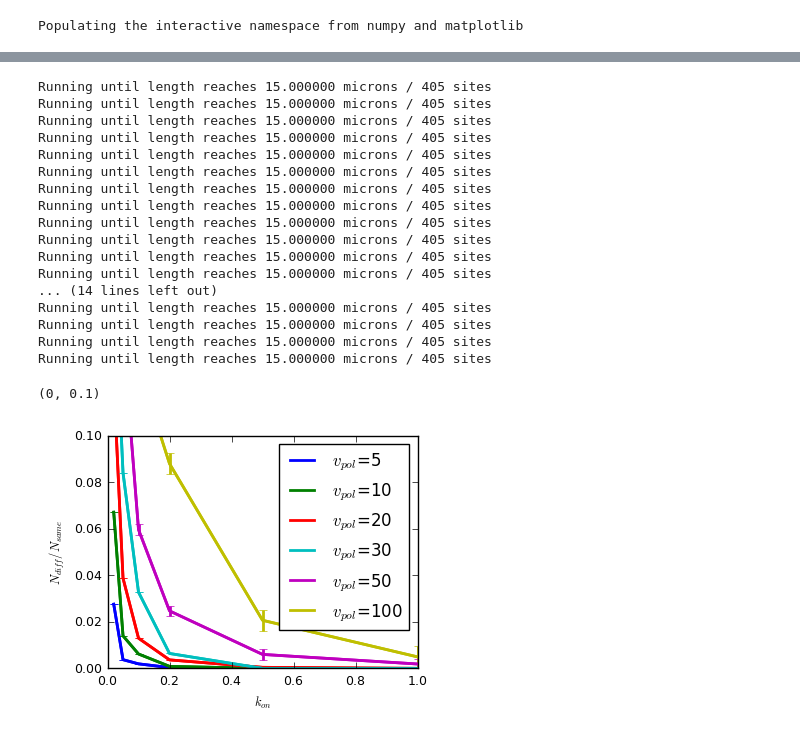
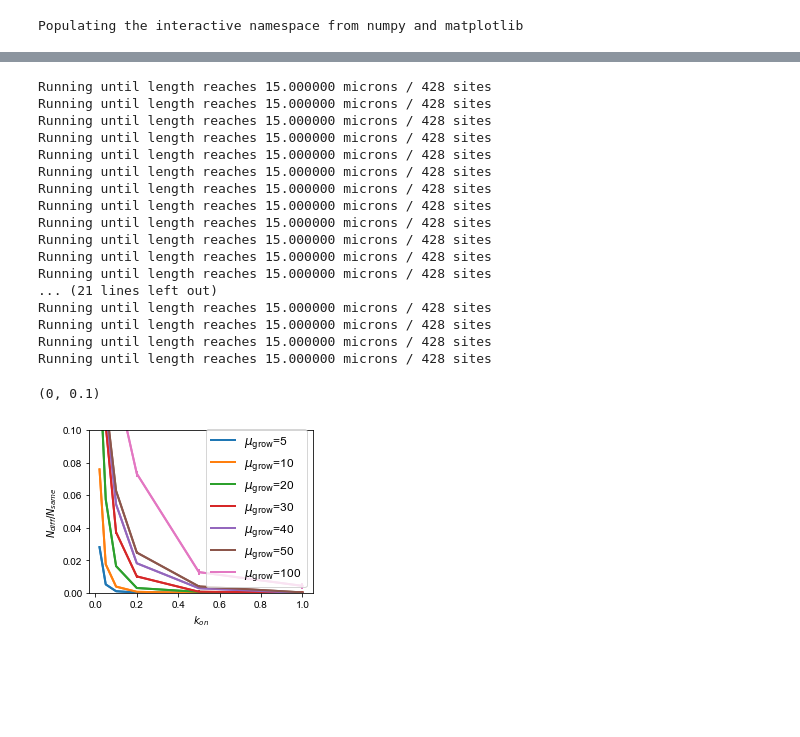
Before and after one commit to Simfreed/AFINES, a Jupyter notebook: xlink_sorting_paper/kmc.ipynb, the cells around one changed output, grey strips where cells are left out. Drawn from its saved outputs; the diff is of its cells as text; code cells hidden in the pictures; blank space fills up the shorter version.

```diff
--- a/xlink_sorting_paper/kmc.ipynb
+++ b/xlink_sorting_paper/kmc.ipynb
@@ -111,7 +120,7 @@ def rates(n_rate_sites,onleft,kon1,kon2,Lp):
 #extension rate is in nm/second
 #max length in nm
 def extension_population_ratio(num_trials=1,max_filament_length=15000,extension_rate=10, kon1=0.1,kon2=0.1,
-                               showplot=False,Lp=17,n_sites_init=1,max_extensions=50):
+                               showplot=False,Lp=17,n_sites_init=0,max_extensions=200):
 
     site_extension_rate = float(extension_rate)/site_width
     assert extension_rate>0,"bundle has to be growing"
@@ -132,12 +141,14 @@ def extension_population_ratio(num_trials=1,max_filament_length=15000,extension_
     domain_type_list = []
     all_swap_list = []
     all_types_chosen = []
+    all_bundle_extension_rates = []
 
 
     nsites_needed = []
     times_chosen = []
     sites_chosen = []
     events_chosen = []
+
 
     for i in range(num_trials):
         current_site = 0
@@ -150,18 +161,17 @@ def extension_population_ratio(num_trials=1,max_filament_length=15000,extension_
         if showplot: print("starting with type",current_type)
         t = 0
 
-
         filament_lengths = []
         swap_list = []
         types_chosen = []
+        bundle_extension_rates = []
 
+        n_sites_away = n_sites_init
 
         while(filament_length<max_filament_length):
-            n_sites_away = n_sites_init
-            filament_length += n_sites_away*site_width
             unbound = True
             prev_t = t
-
+            sites_added = 0
             while unbound and n_sites_away < max_extensions:
                 tmp_rate_list = np.append(rate_list[current_type-1][:2*n_sites_away],site_extension_rate)
                 #if t<100: print(tmp_rate_list)
@@ -170,6 +180,7 @@ def extension_population_ratio(num_trials=1,max_filament_length=15000,extension_
                 event_chosen = np.searchsorted(tmp_cum_rate, r1*tmp_cum_rate[-1])
                 t = t - np.log(r2)/tmp_cum_rate[-1]
                 if event_chosen == len(tmp_rate_list)-1:
+                    sites_added += 1
                     n_sites_away += 1
                     filament_length += site_width
                 else:
@@ -178,16 +189,21 @@ def extension_population_ratio(num_trials=1,max_filament_length=15000,extension_
 
             events_chosen.append(event_chosen)
             times_chosen.append(t-prev_t)
-            nsites_needed.append(n_sites_away)
+            nsites_needed.append(sites_added)
 
             sites_chosen.append((event_chosen//2)+1)
             types_chosen.append((event_chosen%2)+1)
             current_site += sites_chosen[-1]
+            n_sites_away = n_sites_away - sites_chosen[-1]
+
+            bundle_extension_rates.append(sites_chosen[-1]*site_width/times_chosen[-1])
+
             if current_site < len(occupation_lattice):
                 occupation_lattice[current_site] = types_chosen[-1]
             swap_list.append(int(current_type!=types_chosen[-1]))
             current_type = types_chosen[-1]
             filament_lengths.append(filament_length)
+
 
         swap_array = np.array(swap_list)
         if np.sum(swap_array)>0:
@@ -204,18 +220,26 @@ def extension_population_ratio(num_trials=1,max_filament_length=15000,extension_
 
         if showplot is True:
             figure()
+            #plot(occupation_lattice,marker='o',linestyle='')
             plot(types_chosen,marker='o',linestyle='')
             ylim(0,2.1)
         n_keep_list[i]=(swap_array==0).sum()
         n_swap_list[i]=(swap_array==1).sum()
         all_swap_list.extend(swap_list)
+
+        types_chosen = np.array(types_chosen)
         all_types_chosen.extend(types_chosen)
-
+        all_bundle_extension_rates.append(
+            (np.array(bundle_extension_rates)[types_chosen==1],
+             np.array(bundle_extension_rates)[types_chosen==2])
+        )
 
     swap_ratio = np.mean(n_swap_list/n_keep_list)
     swap_ratio_std = np.std(n_swap_list/n_keep_list)
     return swap_ratio,swap_ratio_std,np.array(domain_length_list),np.array(domain_type_list), \
-               np.array(times_chosen),np.array(all_swap_list),np.array(sites_chosen)
+               np.array(times_chosen),np.array(all_swap_list),np.array(sites_chosen),all_bundle_extension_rates
 
-extension_population_ratio(num_trials=1,kon1=0.05,kon2=0.05,extension_rate=10,showplot=True)
+
+
+extension_population_ratio(num_trials=1,kon1=.2,kon2=.2,extension_rate=40,showplot=True)
 # %% [output]
@@ -300,5 +341,5 @@ Running until length reaches 15.000000 microns / 405 sites
 # %%
-extension_rates = (5.0,10.,20.,30.,50.,100.)
+extension_rates = (5.0,10.,20.,30.,40.,50.,100.)
 kons = (0.02,0.05,0.1,0.2,0.5,1.0)
 my_num_trials=10
 all_energies = []
@@ -310,15 +351,19 @@ for extension_rate in extension_rates:
     energies = []
     #times = []
     for kon in kons:
-        ratio, ratio_std,_,_,_,_,_ = extension_population_ratio(num_trials=my_num_trials,extension_rate=extension_rate,
+        #ratio, ratio_std, times,types,sites = extension_population_ratio(extension_rate=extension_rate,
+        #                                                           kon=kon,num_trials=50000)
+        ratio, ratio_std,_,_,_,_,_,_ = extension_population_ratio(num_trials=my_num_trials,extension_rate=extension_rate,
                                                                    kon1=kon,kon2=kon)
         ratios.append(ratio)
         ratio_stds.append(ratio_std)
         energies.append(-np.log(ratio))
-    myplt = plot(kons,ratios,lw=2,label="$v_{pol}$=%.f"%extension_rate)
+    #plot(kons,energies,label="v_pol=%.2f"%extension_rate)
+    myplt = plot(kons,ratios,lw=2,label="$\\mu_\mathrm{grow}$=%.f"%extension_rate)
     errorbar(kons,ratios,ratio_std,lw=2,c=myplt[0].get_c())
 
     all_energies.append(energies)
+    #all_times.append(times)
 
 ylabel("$N_{diff}/N_{same}$")
 xlabel('$k_{on}$')
@@ -334,21 +378,21 @@ Running until length reaches 15.000000 microns / 405 sites
-Running until length reaches 15.000000 microns / 405 sites
-Running until length reaches 15.000000 microns / 405 sites
-Running until length reaches 15.000000 microns / 405 sites
-Running until length reaches 15.000000 microns / 405 sites
-Running until length reaches 15.000000 microns / 405 sites
-Running until length reaches 15.000000 microns / 405 sites
-Running until length reaches 15.000000 microns / 405 sites
-Running until length reaches 15.000000 microns / 405 sites
-Running until length reaches 15.000000 microns / 405 sites
-Running until length reaches 15.000000 microns / 405 sites
-Running until length reaches 15.000000 microns / 405 sites
-Running until length reaches 15.000000 microns / 405 sites
-... (14 lines left out)
-Running until length reaches 15.000000 microns / 405 sites
-Running until length reaches 15.000000 microns / 405 sites
-Running until length reaches 15.000000 microns / 405 sites
-Running until length reaches 15.000000 microns / 405 sites
+Running until length reaches 15.000000 microns / 428 sites
+Running until length reaches 15.000000 microns / 428 sites
+Running until length reaches 15.000000 microns / 428 sites
+Running until length reaches 15.000000 microns / 428 sites
+Running until length reaches 15.000000 microns / 428 sites
+Running until length reaches 15.000000 microns / 428 sites
+Running until length reaches 15.000000 microns / 428 sites
+Running until length reaches 15.000000 microns / 428 sites
+Running until length reaches 15.000000 microns / 428 sites
+Running until length reaches 15.000000 microns / 428 sites
+Running until length reaches 15.000000 microns / 428 sites
+Running until length reaches 15.000000 microns / 428 sites
+... (21 lines left out)
+Running until length reaches 15.000000 microns / 428 sites
+Running until length reaches 15.000000 microns / 428 sites
+Running until length reaches 15.000000 microns / 428 sites
+Running until length reaches 15.000000 microns / 428 sites
 (0, 0.1)
-[figure, old version]
+[figure, new version]
 # %%
 #also, think about what times mean here more
```
Also changed, not shown: parts of 12 cells of this notebook, 2 other files.
